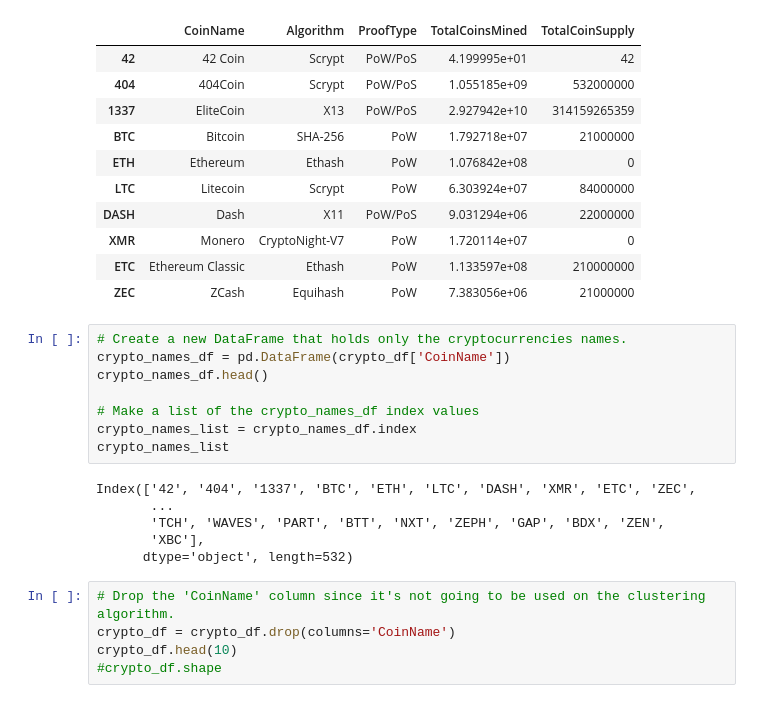
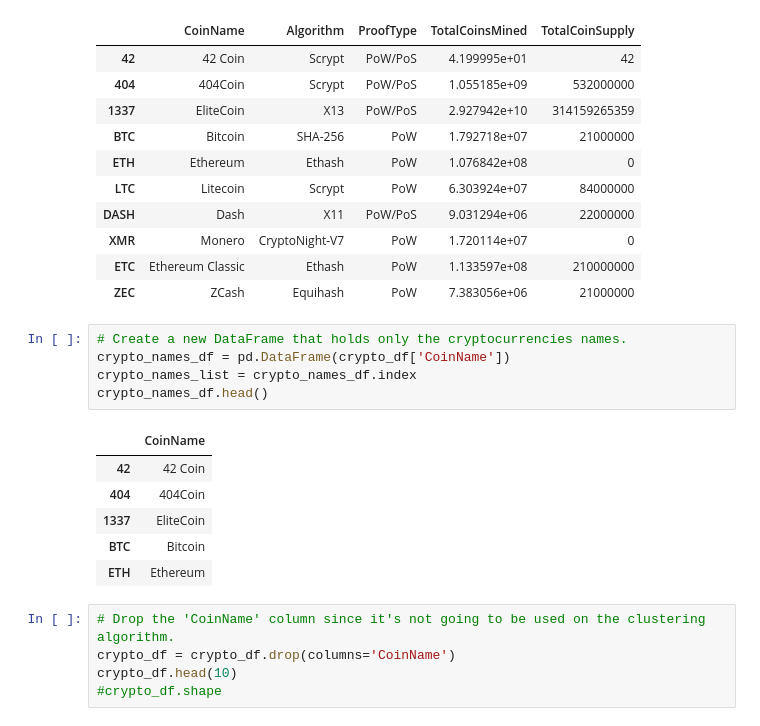
Before and after one commit to skyeryser/Cryptocurrencies, a Jupyter notebook: crypto_clustering.ipynb, the cells around one changed output. Saved outputs shown, nothing was run; the diff lists cells and outputs as text.

Commit message:
Adding project deliverable part three

```diff
--- a/crypto_clustering.ipynb
+++ b/crypto_clustering.ipynb
@@ -99,17 +99,15 @@ crypto_df.head(10)
 # %%
 # Create a new DataFrame that holds only the cryptocurrencies names.
 crypto_names_df = pd.DataFrame(crypto_df['CoinName'])
+crypto_names_list = crypto_names_df.index
 crypto_names_df.head()
-
-# Make a list of the crypto_names_df index values
-crypto_names_list = crypto_names_df.index
-crypto_names_list
 # %% [output]
-Index(['42', '404', '1337', 'BTC', 'ETH', 'LTC', 'DASH', 'XMR', 'ETC', 'ZEC',
-       ...
-       'TCH', 'WAVES', 'PART', 'BTT', 'NXT', 'ZEPH', 'GAP', 'BDX', 'ZEN',
-       'XBC'],
-      dtype='object', length=532)
+|  | CoinName |
+| 42 | 42 Coin |
+| 404 | 404Coin |
+| 1337 | EliteCoin |
+| BTC | Bitcoin |
+| ETH | Ethereum |
 # %%
 # Drop the 'CoinName' column since it's not going to be used on the clustering algorithm.
 crypto_df = crypto_df.drop(columns='CoinName')
```
Also changed, not shown: parts of 8 cells of this notebook.
